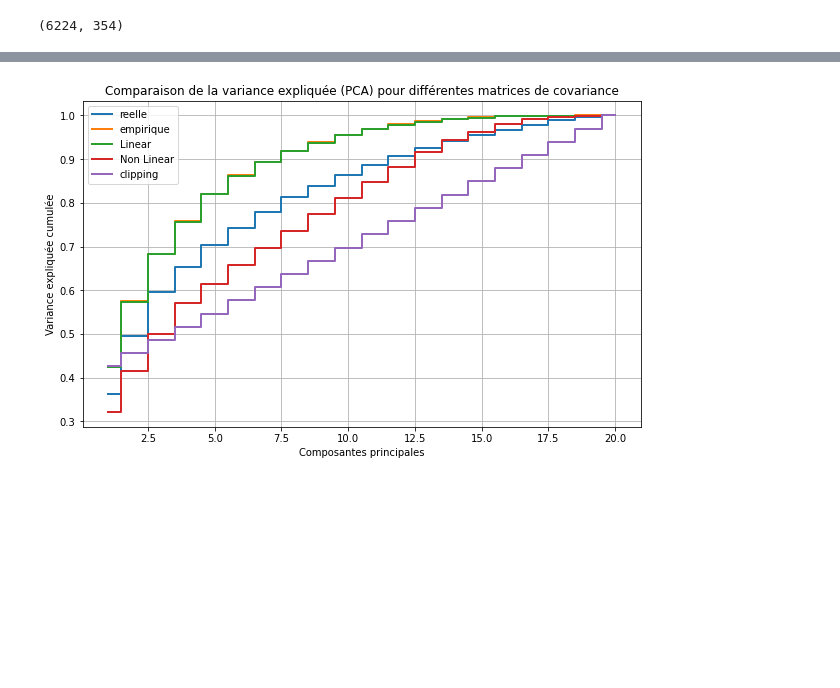
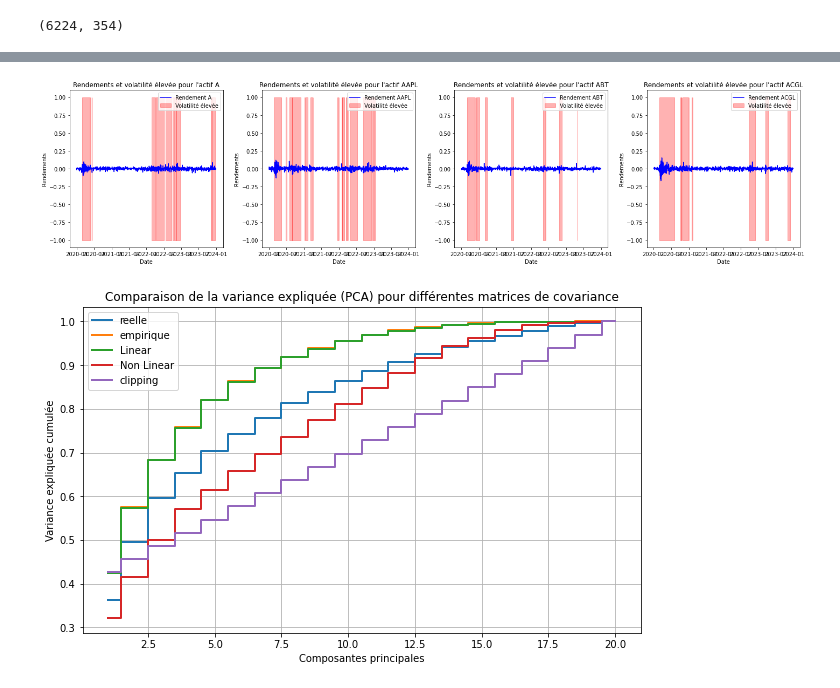
Before and after one commit to jallier7/Covariance-Correlation-Volatility-Forecasting, a Jupyter notebook: -7eb37828.ipynb, the cells around one changed output, grey strips where cells are left out. Drawn from its saved outputs; the diff is of its cells as text; code cells hidden in the pictures; blank space fills up the shorter version.

```diff
--- a/-7eb37828.ipynb
+++ b/-7eb37828.ipynb
@@ -130,3 +194,36 @@ Date
+# %%
+def plot_volatility_clusters(returns, start_date='2020-01-01', end_date='2024-01-01', num_assets=4, window_size=21, threshold=0.02):
+    # Filtrer les données pour la période choisie
+    returns_zoomed = returns.loc[start_date:end_date]
+
+    # Créer une figure avec 4 sous-graphiques
+    fig, axs = plt.subplots(nrows=1, ncols=num_assets, figsize=(20, 5))
+
+    # Boucle sur les premiers 'num_assets' actifs
+    for i, col in enumerate(returns.columns[:num_assets]):
+        # Calculer la volatilité roulante
+        rolling_volatility = returns_zoomed[col].rolling(window=window_size).std()
+
+        # Tracer les rendements journaliers
+        axs[i].plot(returns_zoomed.index, returns_zoomed[col], label=f'Rendement {col}', color='blue')
+
+        # Mettre en évidence les clusters de volatilité en rouge
+        high_volatility_periods = rolling_volatility > threshold
+        axs[i].fill_between(returns_zoomed.index, -1, 1, where=high_volatility_periods, color='red', alpha=0.3, label='Volatilité élevée')
+
+        # Ajouter des titres et légendes
+        axs[i].set_title(f"Rendements et volatilité élevée pour l'actif {col}")
+        axs[i].set_xlabel('Date')
+        axs[i].set_ylabel('Rendements')
+        axs[i].legend()
+
+    plt.tight_layout()
+    plt.show()
+
+# Exemple d'utilisation
+plot_volatility_clusters(returns, start_date='2020-01-01', end_date='2024-01-01')
+# %% [output]
+[figure, added]
 # %%
 def sigmahat(Y,k=None):
     None, np.nan or int
```
Also changed, not shown: parts of 2 cells of this notebook.
